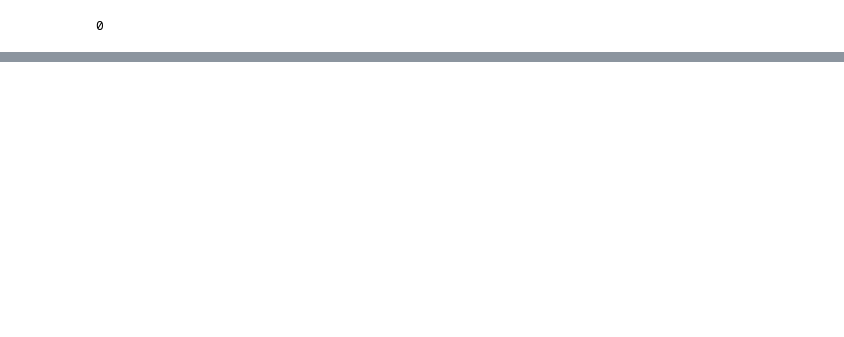
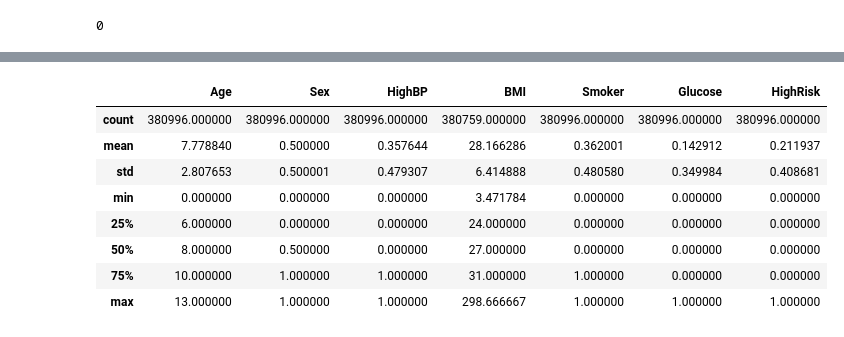
Before and after one commit to dmunger27/stroke-prediction, a Jupyter notebook: Balanced_Normalized_Split.ipynb, the cells around one changed output, grey strips where cells are left out. Cells and saved outputs as stored; diff of their text form; code cells hidden in the pictures; blank space fills up the shorter version.

```diff
--- a/Balanced_Normalized_Split.ipynb
+++ b/Balanced_Normalized_Split.ipynb
@@ -1394,0 +1392,15 @@ stroke_norm.isnull().values.sum()
+# %%
+# Preparing heart_df to combine
+# Creating new target
+heart_balance.loc[heart_balance['HeartDiseaseorAttack'] == 1, 'HighRisk'] = 1
+heart_balance.loc[heart_balance['Stroke'] == 1, 'HighRisk'] = 1
+heart_balance['HighRisk'].fillna(0, inplace=True)
+
+# Converting Diabetes to boolean
+heart_balance.loc[heart_balance['Diabetes'] == 2, 'Glucose'] = 1
+heart_balance.loc[heart_balance['Diabetes'] == 3, 'Glucose'] = 1
+heart_balance['Glucose'].fillna(0, inplace=True)
+
+# Selecting features
+heart_prep = heart_balance[['Age', 'Sex','HighBP', 'BMI', 'Smoker', 'Glucose', 'HighRisk']]
+heart_prep.head()
@@ -1394,0 +1509,6 @@ stroke_norm.isnull().values.sum()
+# %%
+# Combining dataframes
+merged1 = pd.concat([heart_prep, cardio_prep], axis=0)
+merged_df = pd.concat([merged1, stroke_prep], axis=0)
+merged_df.reset_index()
+merged_df.head()
@@ -1394,0 +1522,12 @@ stroke_norm.isnull().values.sum()
+# %%
+merged_df.describe()
+# %% [output]
+|  | Age | Sex | HighBP | BMI | Smoker | Glucose | HighRisk |
+| count | 380996.000000 | 380996.000000 | 380996.000000 | 380759.000000 | 380996.000000 | 380996.000000 | 380996.000000 |
+| mean | 7.778840 | 0.500000 | 0.357644 | 28.166286 | 0.362001 | 0.142912 | 0.211937 |
+| std | 2.807653 | 0.500001 | 0.479307 | 6.414888 | 0.480580 | 0.349984 | 0.408681 |
+| min | 0.000000 | 0.000000 | 0.000000 | 3.471784 | 0.000000 | 0.000000 | 0.000000 |
+| 25% | 6.000000 | 0.000000 | 0.000000 | 24.000000 | 0.000000 | 0.000000 | 0.000000 |
+| 50% | 8.000000 | 0.500000 | 0.000000 | 27.000000 | 0.000000 | 0.000000 | 0.000000 |
+| 75% | 10.000000 | 1.000000 | 1.000000 | 31.000000 | 1.000000 | 0.000000 | 0.000000 |
+| max | 13.000000 | 1.000000 | 1.000000 | 298.666667 | 1.000000 | 1.000000 | 1.000000 |
```
Also changed, not shown: parts of 27 cells of this notebook.
